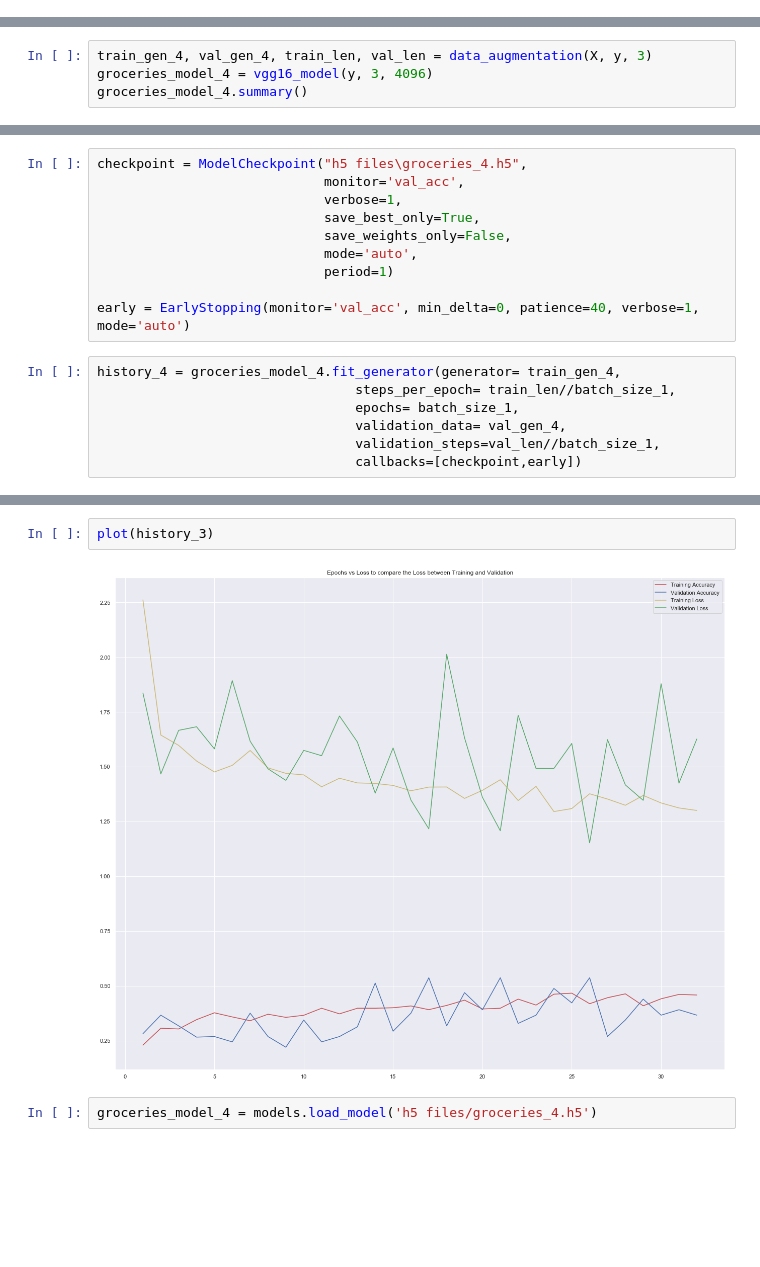
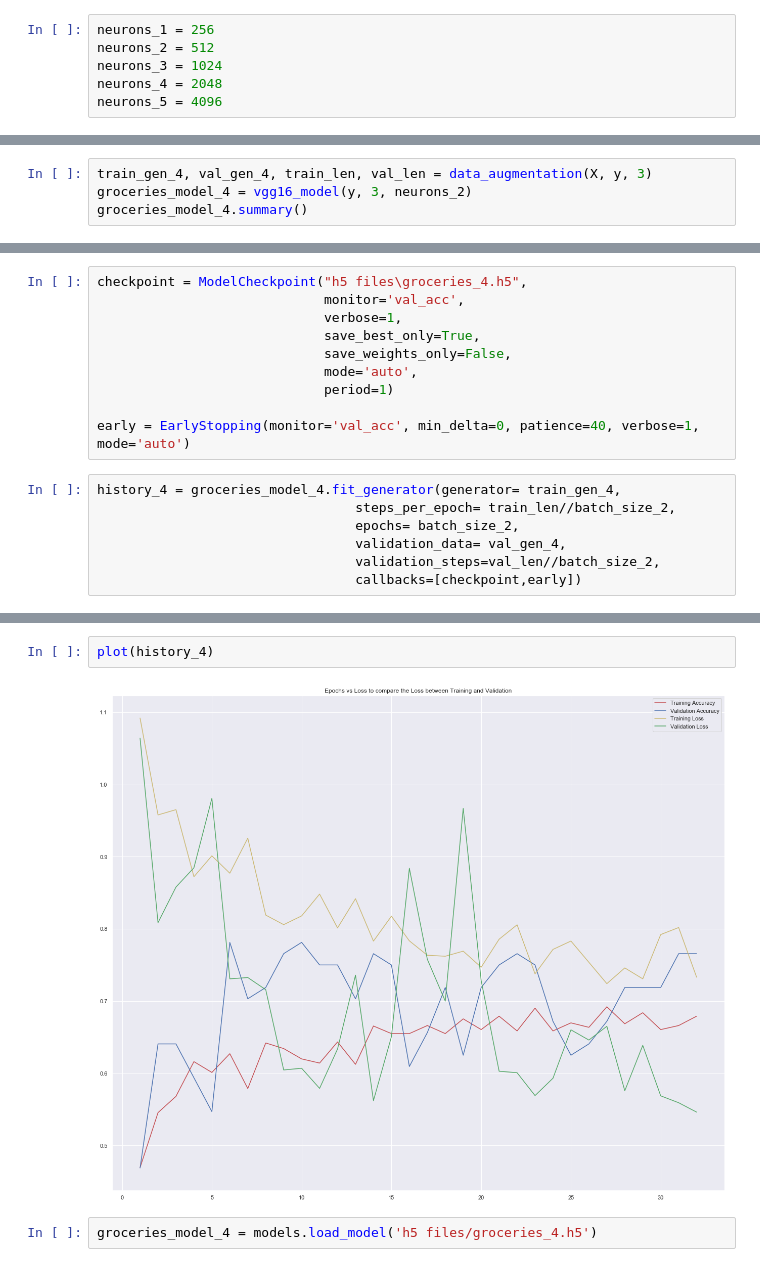
Before and after one commit to PriyaShrinithi/Heimdall---Shopping-Assistant-to-the-Visually-Impaired, a Jupyter notebook: groceries.ipynb, the cells around one changed output, grey strips where cells are left out. Cells and saved outputs as stored; diff of their text form; blank space fills up the shorter version.

```diff
--- a/groceries.ipynb
+++ b/groceries.ipynb
@@ -356,3 +352,9 @@ batch_size_4 = 128
 gc.collect()
 # %% [output]
 0
+# %%
+neurons_1 = 256
+neurons_2 = 512
+neurons_3 = 1024
+neurons_4 = 2048
+neurons_5 = 4096
@@ -653,5 +676,5 @@ K.clear_session()
 # %%
 train_gen_4, val_gen_4, train_len, val_len = data_augmentation(X, y, 3)
-groceries_model_4 = vgg16_model(y, 3, 4096)
+groceries_model_4 = vgg16_model(y, 3, neurons_2)
 groceries_model_4.summary()
 # %% [output]
@@ -686,10 +709,10 @@ checkpoint = ModelCheckpoint("h5 files\groceries_4.h5",
 early = EarlyStopping(monitor='val_acc', min_delta=0, patience=40, verbose=1, mode='auto')
 # %%
 history_4 = groceries_model_4.fit_generator(generator= train_gen_4,
-                                 steps_per_epoch= train_len//batch_size_1,
-                                 epochs= batch_size_1,
+                                 steps_per_epoch= train_len//batch_size_2,
+                                 epochs= batch_size_2,
                                  validation_data= val_gen_4,
-                                 validation_steps=val_len//batch_size_1,
+                                 validation_steps=val_len//batch_size_2,
                                  callbacks=[checkpoint,early])
 # %% [output]
 Epoch 1/32
@@ -712,7 +735,7 @@ Epoch 00032: val_acc did not improve from 0.53659
 # %%
-plot(history_3)
+plot(history_4)
 # %% [output]
-[figure, old version]
+[figure, new version]
 # %%
 groceries_model_4 = models.load_model('h5 files/groceries_4.h5')
 # %%
```
Also changed, not shown: parts of 60 cells of this notebook.
